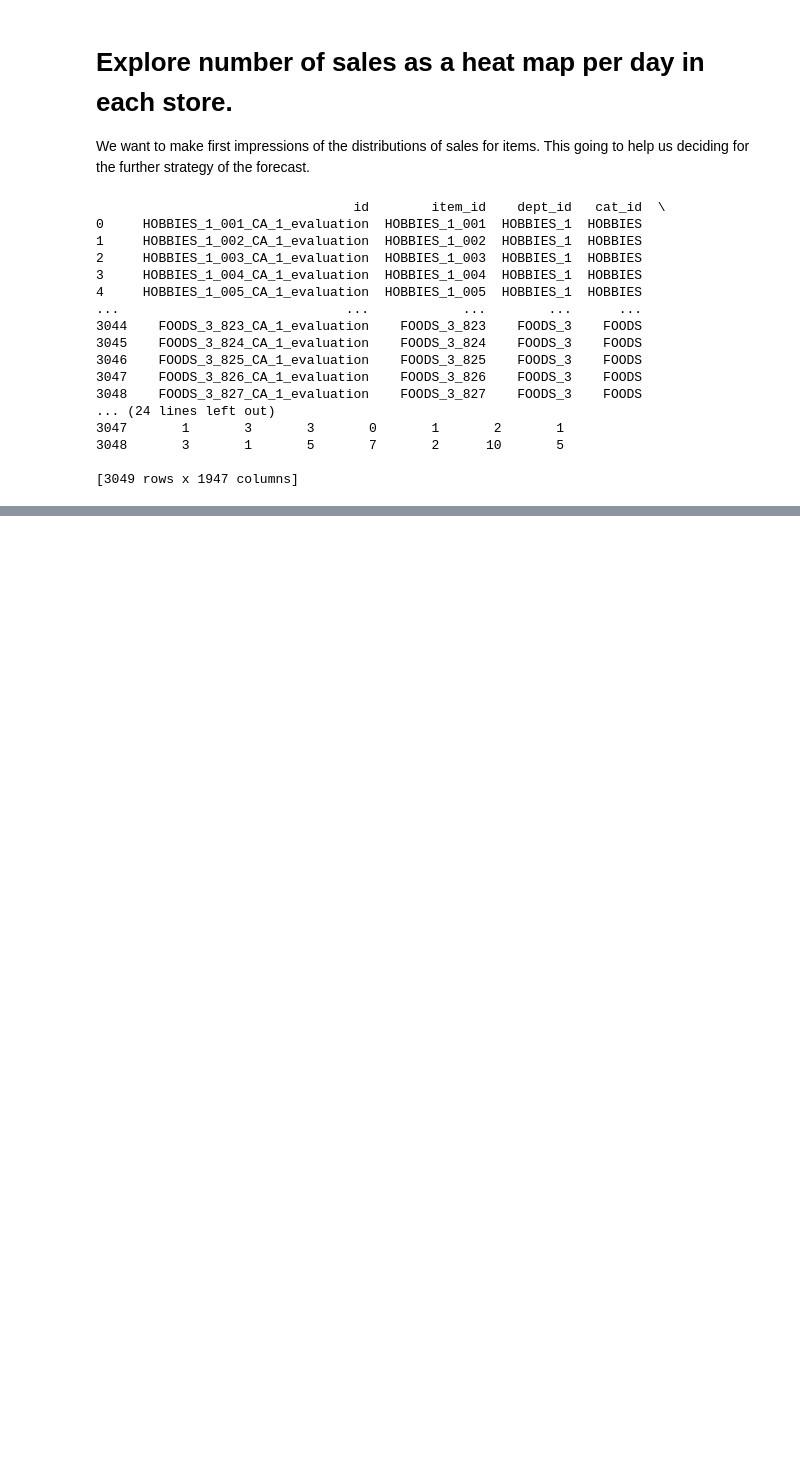
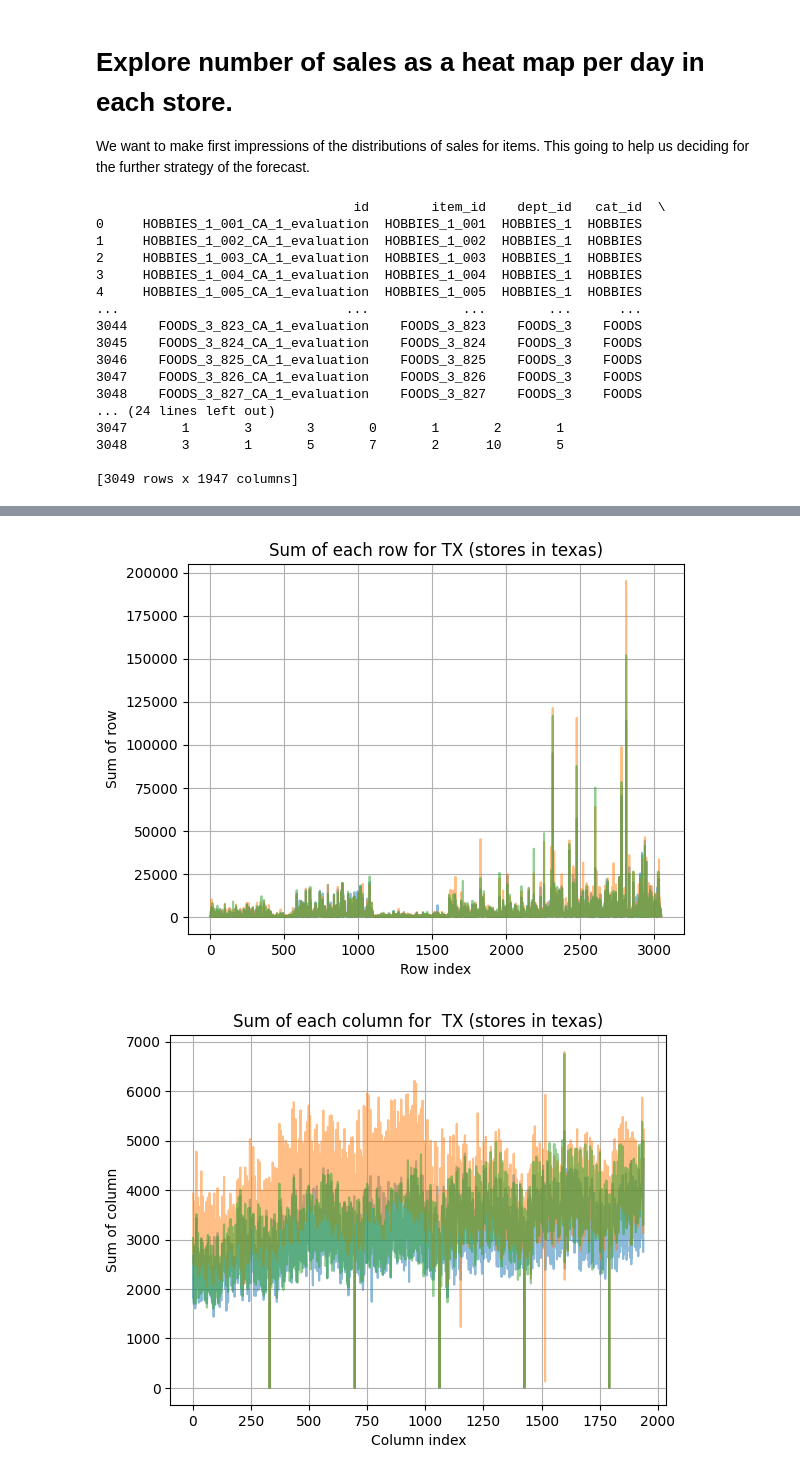
Before and after one commit to VPERepos/DataSciencePortfolio, a Jupyter notebook: TimeSeriesForecasting/GroceryRetailSalesForecasting/Notebooks/GroceryRetailSalesForecastingEDA.ipynb, the cells around one changed output, grey strips where cells are left out. Saved outputs shown, nothing was run; the diff lists cells and outputs as text; code cells hidden in the pictures; blank space fills up the shorter version.

```diff
--- a/TimeSeriesForecasting/GroceryRetailSalesForecasting/Notebooks/GroceryRetailSalesForecastingEDA.ipynb
+++ b/TimeSeriesForecasting/GroceryRetailSalesForecasting/Notebooks/GroceryRetailSalesForecastingEDA.ipynb
@@ -192,0 +252,30 @@ Let's plot the sums of columns also
+# %%
+row_sums_tx1 = arr_sales_tx1.sum(axis=1)
+column_sums_tx1 = arr_sales_tx1.sum(axis=0)
+
+row_sums_tx2 = arr_sales_tx2.sum(axis=1)
+column_sums_tx2 = arr_sales_tx2.sum(axis=0)
+
+row_sums_tx3 = arr_sales_tx3.sum(axis=1)
+column_sums_tx3 = arr_sales_tx3.sum(axis=0)
+
+plt.plot(row_sums_tx1, alpha=0.5)
+plt.plot(row_sums_tx2, alpha=0.5)
+plt.plot(row_sums_tx3, alpha=0.5)
+plt.xlabel("Row index")
+plt.ylabel("Sum of row")
+plt.title("Sum of each row for TX (stores in texas)")
+plt.grid(True)
+plt.show()
+
+plt.plot(column_sums_tx1, alpha=0.5)
+plt.plot(column_sums_tx2, alpha=0.5)
+plt.plot(column_sums_tx3, alpha=0.5)
+plt.xlabel("Column index")
+plt.ylabel("Sum of column")
+plt.title("Sum of each column for  TX (stores in texas)")
+plt.grid(True)
+plt.show()
+# %% [output]
+[figure, added]
+[figure, added]
```
Also changed, not shown: parts of 20 cells of this notebook.
